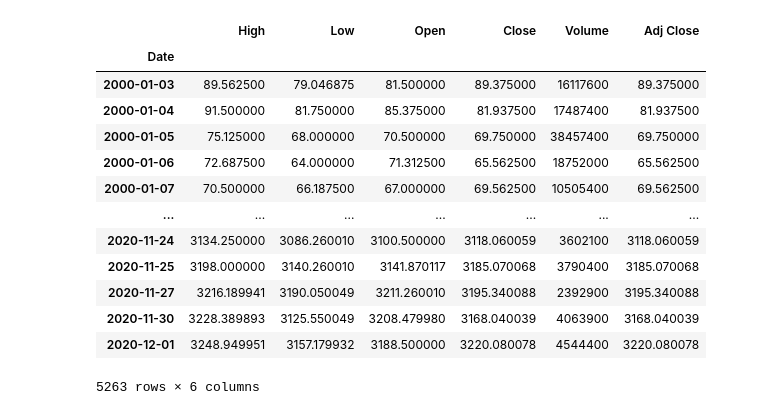
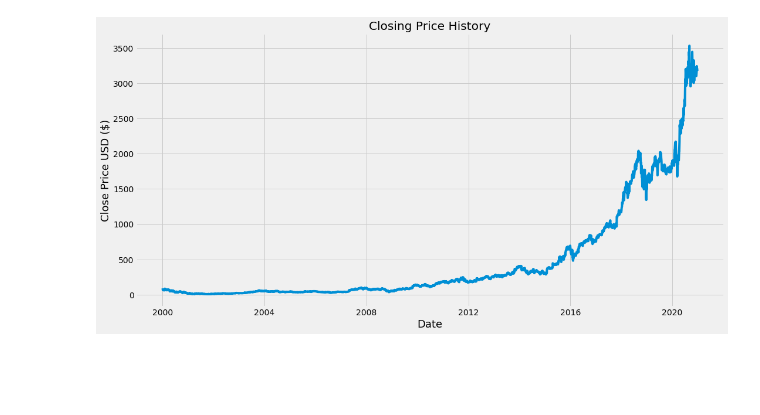
Before and after one commit to diamantron/seq2sql, a Jupyter notebook: stock_prediction.ipynb, the cells around one changed output. Saved outputs shown, nothing was run; the diff lists cells and outputs as text; code cells hidden in the pictures; blank space fills up the shorter version.

```diff
--- a/stock_prediction.ipynb
+++ b/stock_prediction.ipynb
@@ -12,5 +12,13 @@ import pandas as pd
 from sklearn.preprocessing import MinMaxScaler
 from keras.models import Sequential
 from keras.layers import Dense, LSTM
+from keras import optimizers
 import matplotlib.pyplot as plt
 plt.style.use('fivethirtyeight')
+
+# Get the stock quote
+df = web.DataReader('AMZN', data_source='yahoo', start='2000-01-01', end='2020-12-31')
+# other options: INTC, BTC-USD
+
+# Show the data
+df
@@ -17,21 +40,10 @@ plt.style.use('fivethirtyeight')
-# %%
-# Get the stock quote
-df = web.DataReader('AMZN', data_source='yahoo', start='2000-01-01', end='2020-12-01')
-
-# Show the data
-df
-# %% [output]
-|  | High | Low | Open | Close | Volume | Adj Close |
-| Date |  |  |  |  |  |  |
-| 2000-01-03 | 89.562500 | 79.046875 | 81.500000 | 89.375000 | 16117600 | 89.375000 |
-| 2000-01-04 | 91.500000 | 81.750000 | 85.375000 | 81.937500 | 17487400 | 81.937500 |
-| 2000-01-05 | 75.125000 | 68.000000 | 70.500000 | 69.750000 | 38457400 | 69.750000 |
-| 2000-01-06 | 72.687500 | 64.000000 | 71.312500 | 65.562500 | 18752000 | 65.562500 |
-| 2000-01-07 | 70.500000 | 66.187500 | 67.000000 | 69.562500 | 10505400 | 69.562500 |
-| ... | ... | ... | ... | ... | ... | ... |
-| 2020-11-24 | 3134.250000 | 3086.260010 | 3100.500000 | 3118.060059 | 3602100 | 3118.060059 |
-| 2020-11-25 | 3198.000000 | 3140.260010 | 3141.870117 | 3185.070068 | 3790400 | 3185.070068 |
-| 2020-11-27 | 3216.189941 | 3190.050049 | 3211.260010 | 3195.340088 | 2392900 | 3195.340088 |
-| 2020-11-30 | 3228.389893 | 3125.550049 | 3208.479980 | 3168.040039 | 4063900 | 3168.040039 |
-| 2020-12-01 | 3248.949951 | 3157.179932 | 3188.500000 | 3220.080078 | 4544400 | 3220.080078 |
-5263 rows × 6 columns
+# %%
+# Visualize the stock performance
+plt.figure(figsize=(16,8))
+plt.title('Closing Price History')
+plt.plot(df['Close'])
+plt.xlabel('Date', fontsize=18)
+plt.ylabel ('Close Price USD ($)', fontsize=18)
+plt.show()
+# %% [output]
+[figure, added]
```
Also changed, not shown: parts of 6 cells of this notebook.
